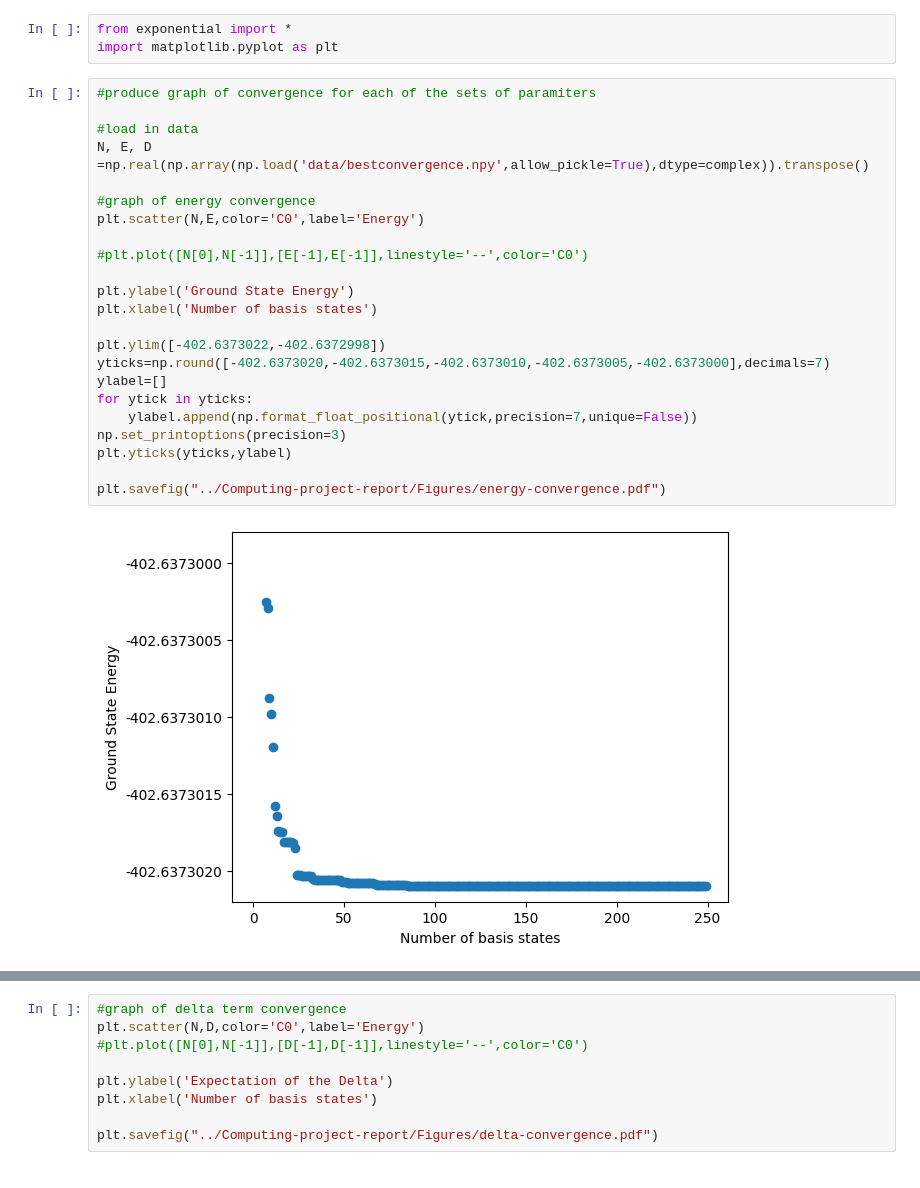
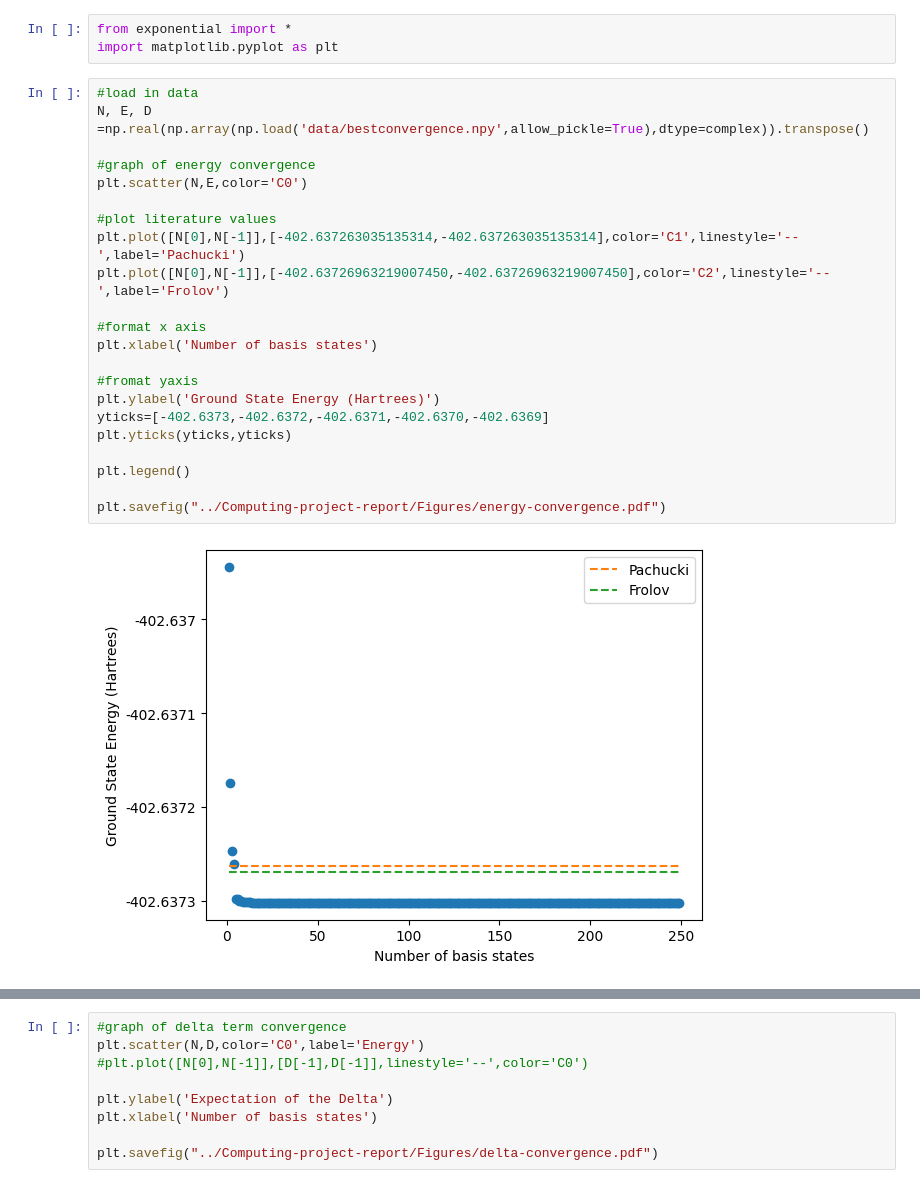
Before and after one commit to Myles244/3-particle-quantum-systems, a Jupyter notebook: graphs.ipynb, the cells around one changed output, grey strips where cells are left out. Saved outputs shown, nothing was run; the diff lists cells and outputs as text.

```diff
--- a/graphs.ipynb
+++ b/graphs.ipynb
@@ -2,27 +2,26 @@
 from exponential import *
 import matplotlib.pyplot as plt
 # %%
-#produce graph of convergence for each of the sets of paramiters
-
 #load in data
 N, E, D =np.real(np.array(np.load('data/bestconvergence.npy',allow_pickle=True),dtype=complex)).transpose()
 
 #graph of energy convergence
-plt.scatter(N,E,color='C0',label='Energy')
+plt.scatter(N,E,color='C0')
 
-#plt.plot([N[0],N[-1]],[E[-1],E[-1]],linestyle='--',color='C0')
+#plot literature values
+plt.plot([N[0],N[-1]],[-402.637263035135314,-402.637263035135314],color='C1',linestyle='--',label='Pachucki')
+plt.plot([N[0],N[-1]],[-402.63726963219007450,-402.63726963219007450],color='C2',linestyle='--',label='Frolov')
 
-plt.ylabel('Ground State Energy')
+#format x axis
 plt.xlabel('Number of basis states')
 
-plt.ylim([-402.6373022,-402.6372998])
-yticks=np.round([-402.6373020,-402.6373015,-402.6373010,-402.6373005,-402.6373000],decimals=7)
-ylabel=[]
-for ytick in yticks:
-    ylabel.append(np.format_float_positional(ytick,precision=7,unique=False))
-np.set_printoptions(precision=3)
-plt.yticks(yticks,ylabel)
+#fromat yaxis
+plt.ylabel('Ground State Energy (Hartrees)')
+yticks=[-402.6373,-402.6372,-402.6371,-402.6370,-402.6369]
+plt.yticks(yticks,yticks)
+
+plt.legend()
 
 plt.savefig("../Computing-project-report/Figures/energy-convergence.pdf")
 # %% [output]
-[figure, old version]
+[figure, new version]
```
Also changed, not shown: parts of 2 cells of this notebook, 7 other files.
